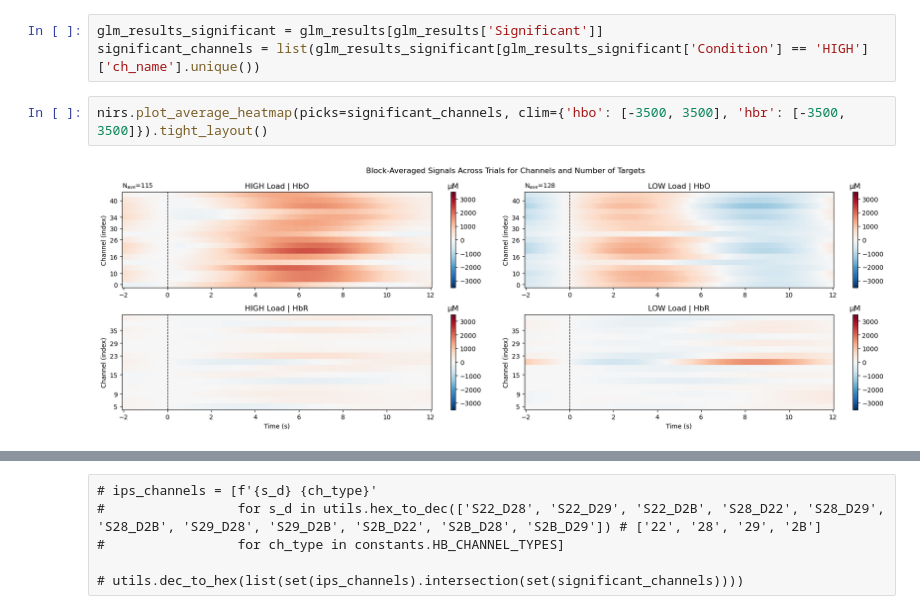
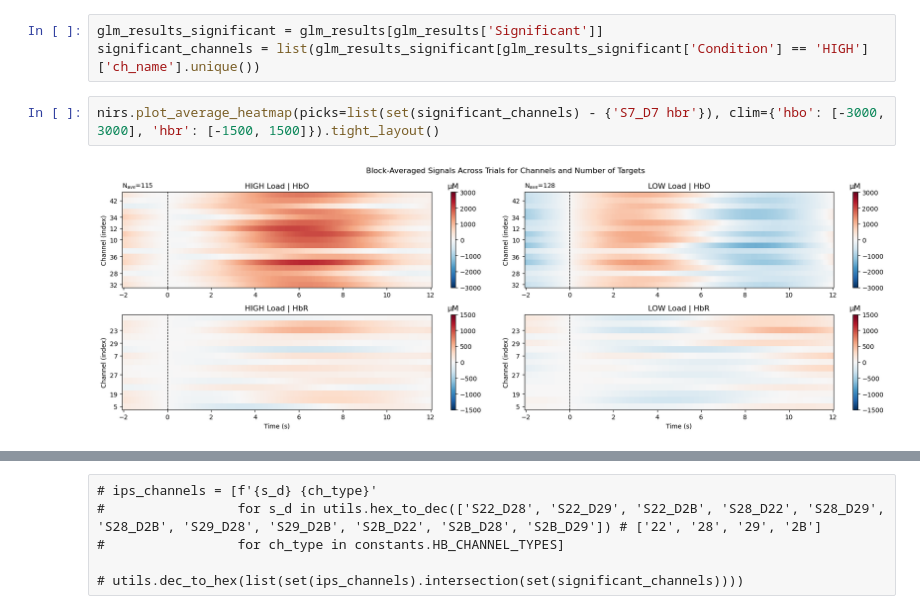
Before and after one commit to pulkitgoyal56/fnirsPy, a Jupyter notebook: new_data.ipynb, the cells around one changed output, grey strips where cells are left out. Saved outputs shown, nothing was run; the diff lists cells and outputs as text.

```diff
--- a/new_data.ipynb
+++ b/new_data.ipynb
@@ -229,6 +218,6 @@ glm_results['Significant'] = st.multitest.multipletests(glm_results['p_value'])[
 glm_results_significant = glm_results[glm_results['Significant']]
 significant_channels = list(glm_results_significant[glm_results_significant['Condition'] == 'HIGH']['ch_name'].unique())
 # %%
-nirs.plot_average_heatmap(picks=significant_channels, clim={'hbo': [-3500, 3500], 'hbr': [-3500, 3500]}).tight_layout()
+nirs.plot_average_heatmap(picks=list(set(significant_channels) - {'S7_D7 hbr'}), clim={'hbo': [-3000, 3000], 'hbr': [-1500, 1500]}).tight_layout()
 # %% [output]
-[figure, old version]
+[figure, new version]
```
Also changed, not shown: parts of 48 cells of this notebook, 1 other file.
